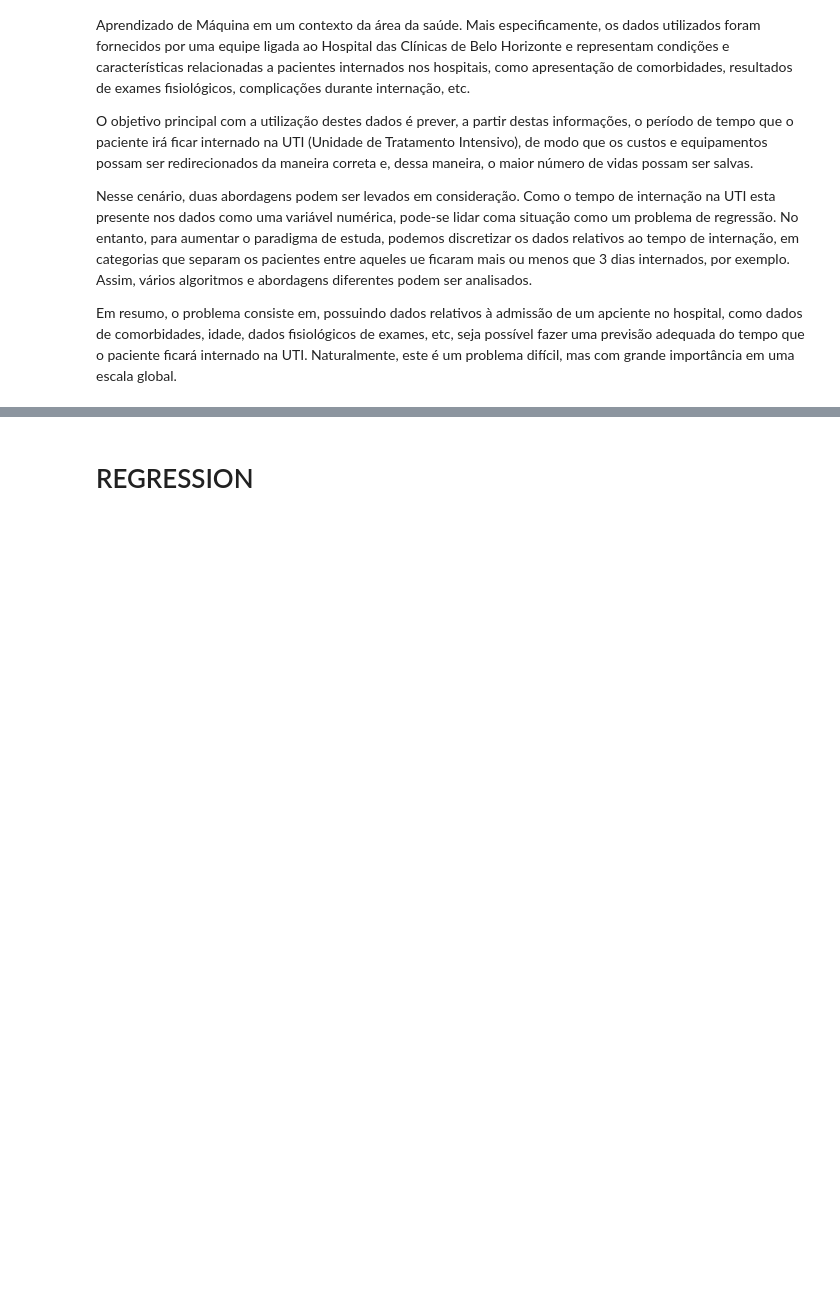
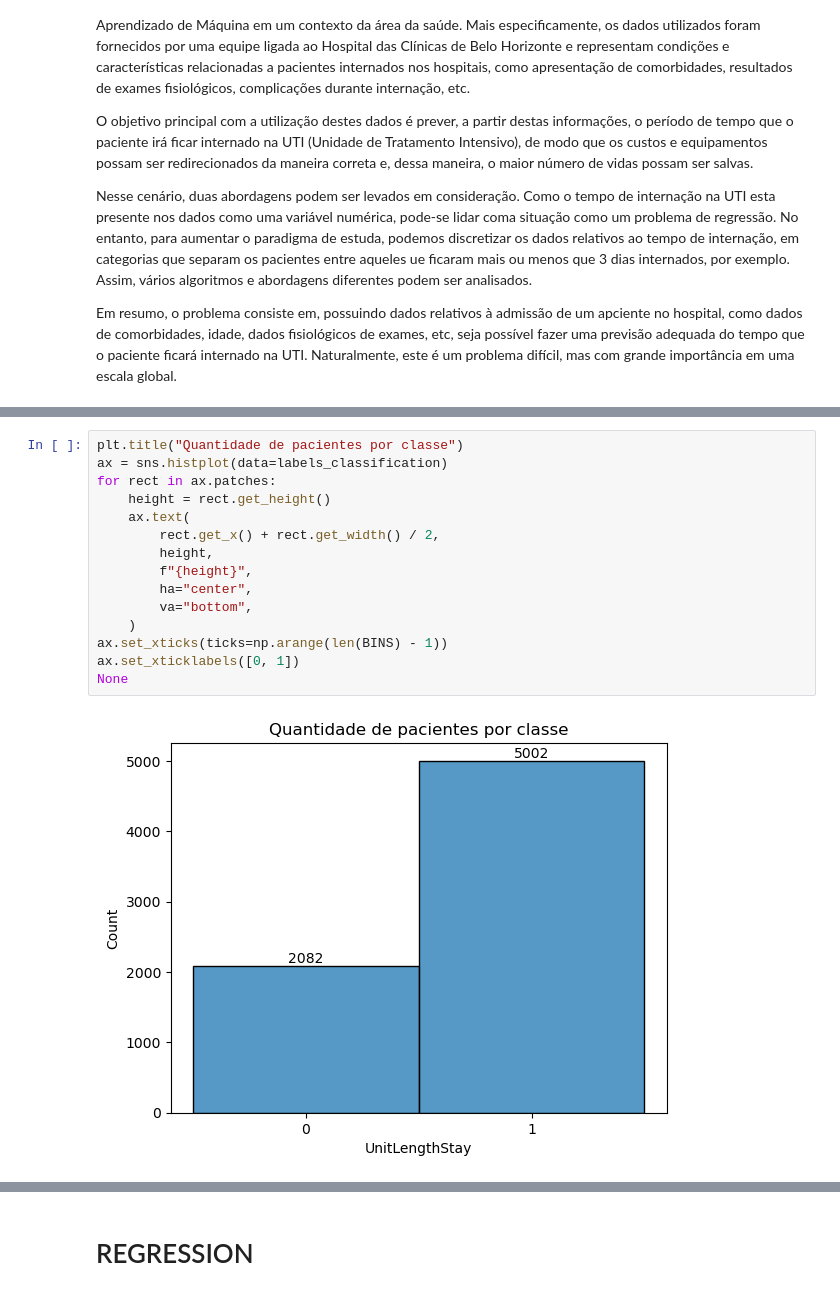
Before and after one commit to lframosferreira/ml-final-project, a Jupyter notebook: main.ipynb, the cells around one changed output, grey strips where cells are left out. Saved outputs shown, nothing was run; the diff lists cells and outputs as text; blank space fills up the shorter version.

```diff
--- a/main.ipynb
+++ b/main.ipynb
@@ -142,0 +182,17 @@ def get_run_info(
+# %%
+plt.title("Quantidade de pacientes por classe")
+ax = sns.histplot(data=labels_classification)
+for rect in ax.patches:
+    height = rect.get_height()
+    ax.text(
+        rect.get_x() + rect.get_width() / 2,
+        height,
+        f"{height}",
+        ha="center",
+        va="bottom",
+    )
+ax.set_xticks(ticks=np.arange(len(BINS) - 1))
+ax.set_xticklabels([0, 1])
+None
+# %% [output]
+[figure, added]
```
Also changed, not shown: parts of 27 cells of this notebook.
